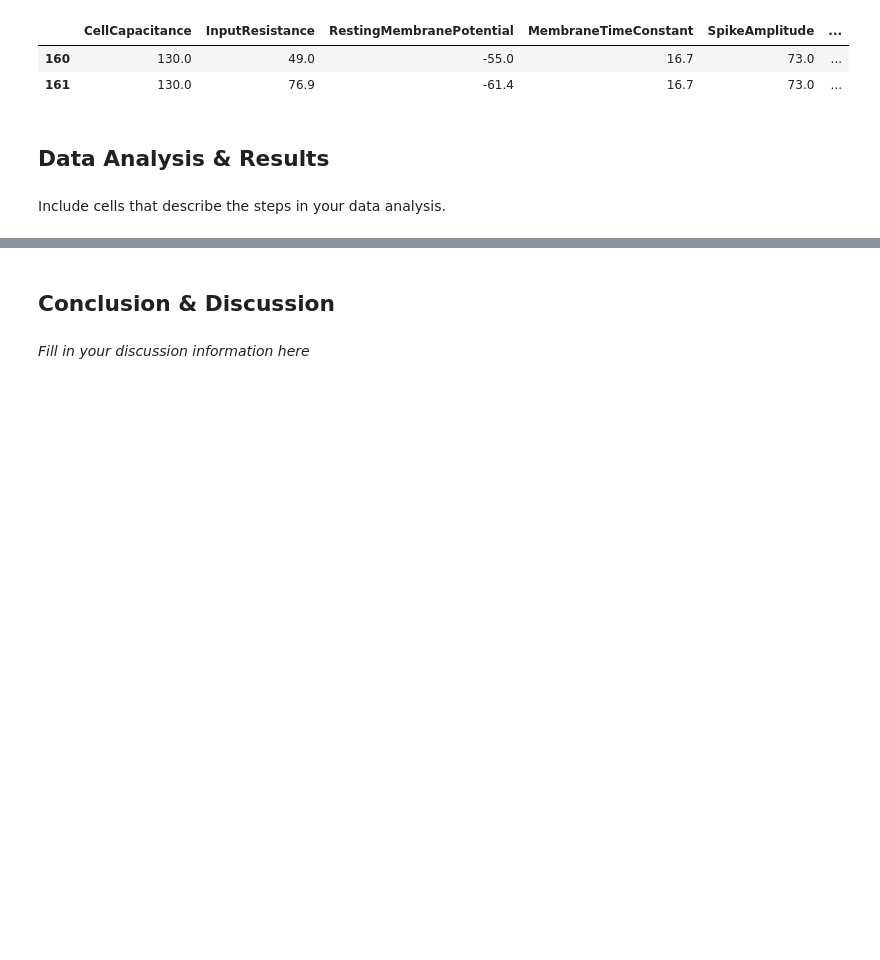
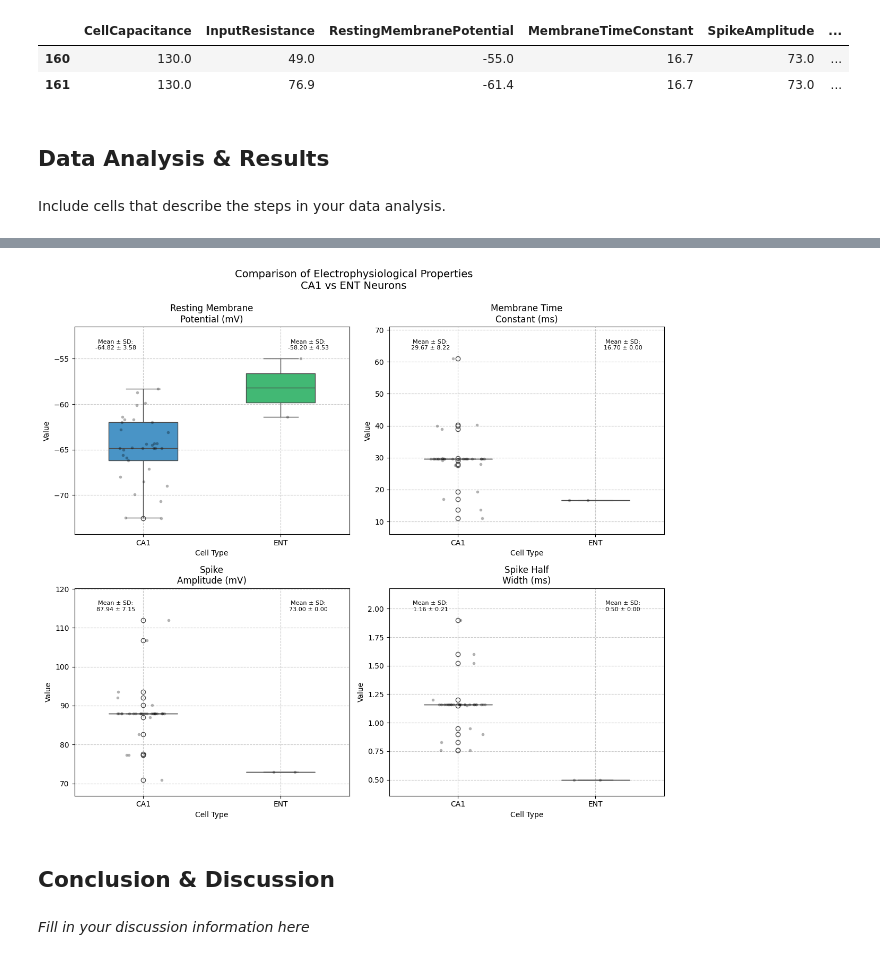
Before and after one commit to pbvijaya/BIPN162_Cell_Types, a Jupyter notebook: CellTypesProject_template.ipynb, the cells around one changed output, grey strips where cells are left out. Drawn from its saved outputs; the diff is of its cells as text; code cells hidden in the pictures; blank space fills up the shorter version.

```diff
--- a/CellTypesProject_template.ipynb
+++ b/CellTypesProject_template.ipynb
@@ -146,3 +218,85 @@ Include cells that describe the steps in your data analysis.
+# %%
+def plot_ephys_comparisons(ca1_df, ent_df):
+    # Properties to compare
+    properties = {
+        'RestingMembranePotential': 'Resting Membrane\nPotential (mV)',
+        'MembraneTimeConstant': 'Membrane Time\nConstant (ms)',
+        'SpikeAmplitude': 'Spike\nAmplitude (mV)',
+        'SpikeHalfWidth': 'Spike Half\nWidth (ms)'
+    }
+
+    # Create figure with subplots
+    fig, axes = plt.subplots(2, 2, figsize=(12, 10))
+    axes = axes.ravel()
+
+    # Color palette
+    colors = ['#3498db', '#2ecc71']
+
+    for idx, (prop, label) in enumerate(properties.items()):
+        # Prepare data
+        ca1_data = pd.DataFrame({
+            'Cell Type': 'CA1',
+            'Value': ca1_df[prop]
+        })
+        ent_data = pd.DataFrame({
+            'Cell Type': 'ENT',
+            'Value': ent_df[prop]
+        })
+        data = pd.concat([ca1_data, ent_data])
+
+        # Create box plot
+        sns.boxplot(data=data, x='Cell Type', y='Value', hue='Cell Type',
+                   ax=axes[idx], width=0.5, palette=colors, legend=False)
+
+        # Add individual points
+        sns.stripplot(data=data, x='Cell Type', y='Value',
+                     color='black', alpha=0.3, size=4, jitter=0.2,
+                     ax=axes[idx])
+
+        # Calculate basic statistics
+        ca1_mean = ca1_df[prop].mean()
+        ent_mean = ent_df[prop].mean()
+        ca1_std = ca1_df[prop].std()
+        ent_std = ent_df[prop].std()
+
+        # Add mean ± std annotation
+        ca1_text = f'Mean ± SD:\n{ca1_mean:.2f} ± {ca1_std:.2f}'
+        ent_text = f'Mean ± SD:\n{ent_mean:.2f} ± {ent_std:.2f}'
+
+        y_max = data['Value'].max()
+        y_min = data['Value'].min()
+        y_range = y_max - y_min
+
+        axes[idx].text(-0.2, y_max + y_range * 0.05, ca1_text,
+                      ha='center', va='bottom', fontsize=8)
+        axes[idx].text(1.2, y_max + y_range * 0.05, ent_text,
+                      ha='center', va='bottom', fontsize=8)
+
+        # Customize plot
+        axes[idx].set_title(label)
+        axes[idx].grid(True, linestyle='--', alpha=0.7)
+
+        # Invert y-axis for membrane potential
+        if prop == 'RestingMembranePotential':
+            axes[idx].invert_yaxis()
+
+        # Set y-axis limits to accommodate text
+        axes[idx].set_ylim(y_min - y_range * 0.1, y_max + y_range * 0.2)
+
+    # Adjust layout
+    plt.tight_layout()
+
+    # Add overall title
+    fig.suptitle('Comparison of Electrophysiological Properties\nCA1 vs ENT Neurons',
+                 fontsize=14, y=1.05)
+
+    return fig
+
+# Create and display the plot
+fig = plot_ephys_comparisons(CA1_ephys_df, ENT_ephys_df)
+plt.show()
+# %% [output]
+[figure, added]
 # %% [markdown]
 ## Conclusion & Discussion
 # %% [markdown]
```
Also changed, not shown: parts of 4 cells of this notebook.
